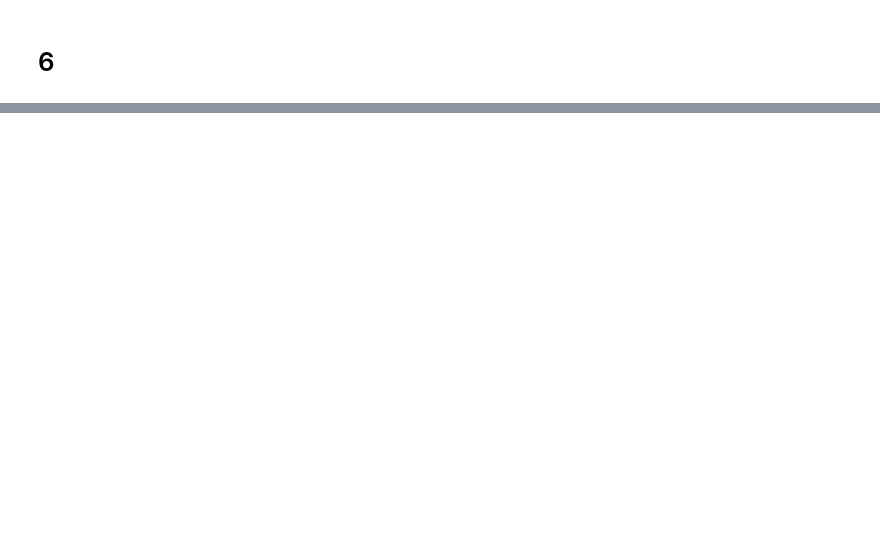
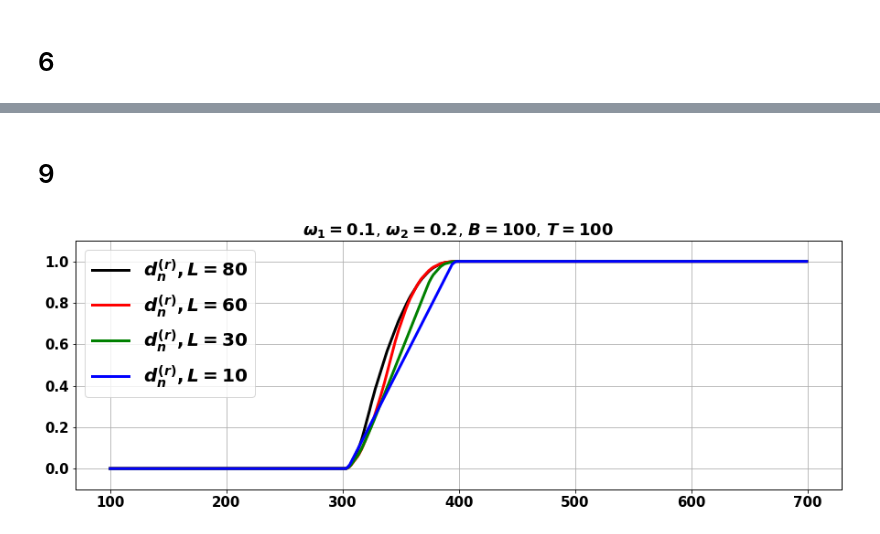
Before and after one commit to Loulaan/researchWork, a Jupyter notebook: System/imgs_graduation.ipynb, the cells around one changed output, grey strips where cells are left out. Saved outputs shown, nothing was run; the diff lists cells and outputs as text; code cells hidden in the pictures; blank space fills up the shorter version.

```diff
--- a/System/imgs_graduation.ipynb
+++ b/System/imgs_graduation.ipynb
@@ -164,0 +247,25 @@ ax4.grid()
+# %% [markdown]
+# 9
+# %%
+original_series = generate_series(w1, w2, Q, N)
+row1 = Hmatr(f=original_series, B=B, T=T_, L=10, neig=r, svdMethod=method).getRow()
+row2 = Hmatr(f=original_series, B=B, T=T_, L=30, neig=r, svdMethod=method).getRow()
+row3 = Hmatr(f=original_series, B=B, T=T_, L=60, neig=r, svdMethod=method).getRow()
+row4 = Hmatr(f=original_series, B=B, T=T_, L=80, neig=r, svdMethod=method).getRow()
+
+X = np.arange(T_, N)
+
+plt.rc('legend',fontsize=20)
+plt.figure(figsize=(15, 5))
+plt.plot(X, row4, label=r'$d_{n}^{(r)}, L=80$', color="black", linewidth=3)
+plt.plot(X, row3, label=r'$d_{n}^{(r)}, L=60$', color="r", linewidth=3)
+plt.plot(X, row2, label=r'$d_{n}^{(r)}, L=30$', color="g", linewidth=3)
+plt.plot(X, row1, label=r'$d_{n}^{(r)}, L=10$', color="b", linewidth=3)
+plt.title(fr"$\omega_1=0.1$, $\omega_2=0.2$, $B=100$, $T=100$")
+plt.legend(loc='upper left')
+plt.ylim((-0.1, 1.1))
+plt.grid()
+plt.show()
+# row_linear_growth.png
+# %% [output]
+[figure, added]
```
Also changed, not shown: parts of 26 cells of this notebook, 12 other files.
